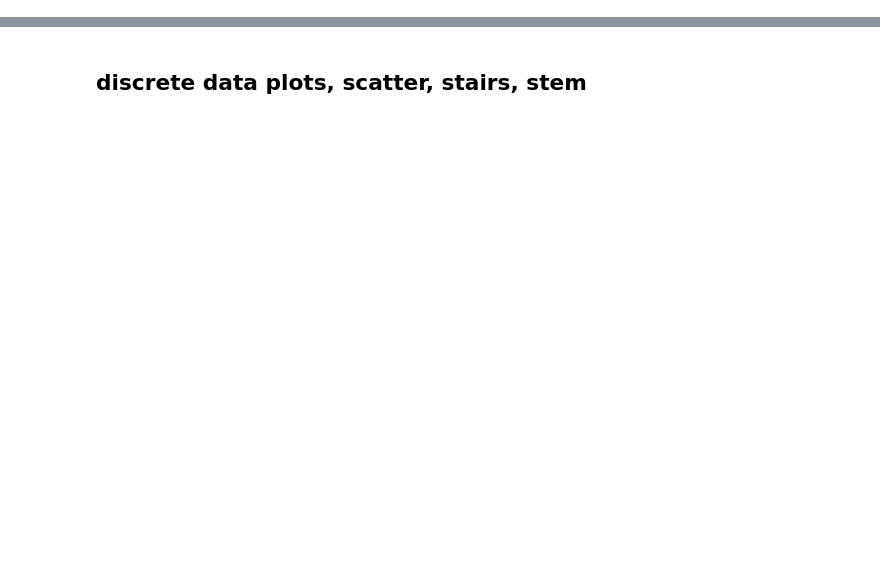
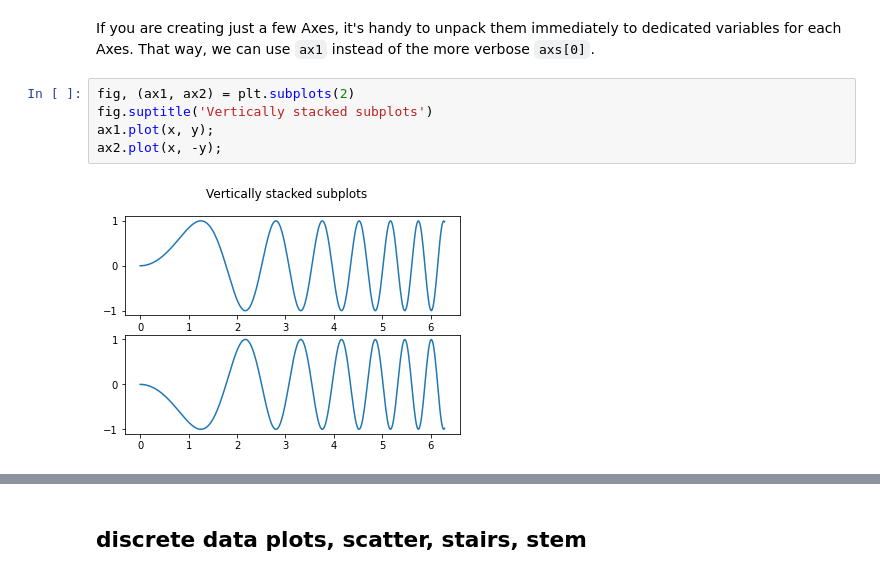
Before and after one commit to OleBo/MathSo, a Jupyter notebook: notebooks/Visualization.ipynb, the cells around one changed output, grey strips where cells are left out. Cells and saved outputs as stored; diff of their text form; blank space fills up the shorter version.

```diff
--- a/notebooks/Visualization.ipynb
+++ b/notebooks/Visualization.ipynb
@@ -3,0 +36,9 @@
+# %% [markdown]
+If you are creating just a few Axes, it's handy to unpack them immediately to dedicated variables for each Axes. That way, we can use `ax1` instead of the more verbose `axs[0]`.
+# %%
+fig, (ax1, ax2) = plt.subplots(2)
+fig.suptitle('Vertically stacked subplots')
+ax1.plot(x, y);
+ax2.plot(x, -y);
+# %% [output]
+[figure, added]
```
Also changed, not shown: parts of 51 cells of this notebook, 2 other files.
